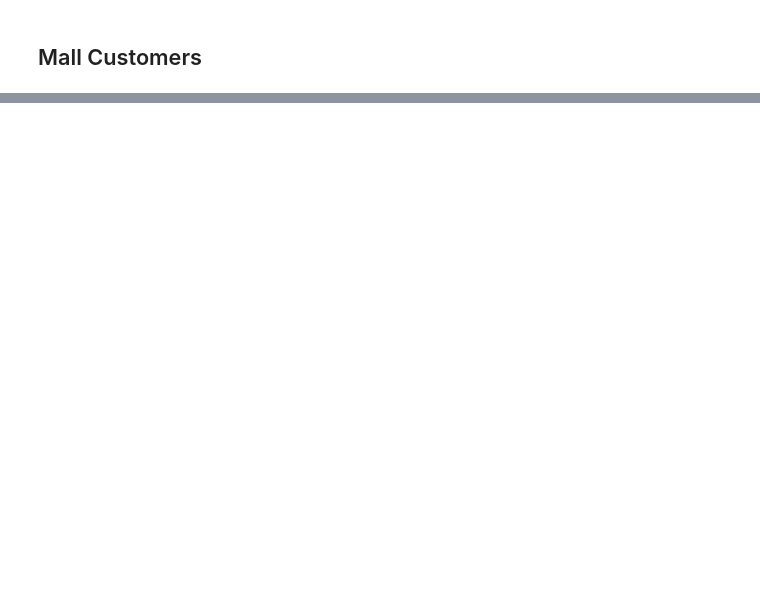
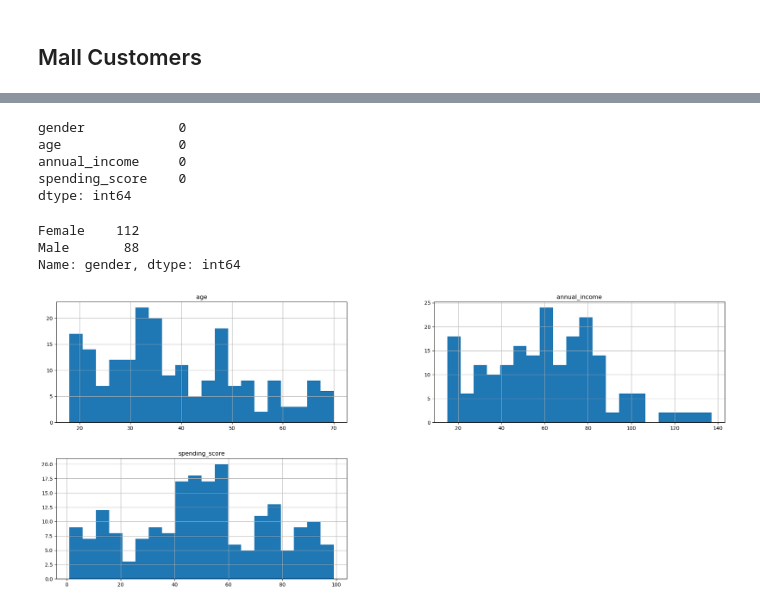
Before and after one commit to Segura-Jorge/clustering-exercises, a Jupyter notebook: zillow.ipynb, the cells around one changed output, grey strips where cells are left out. Saved outputs shown, nothing was run; the diff lists cells and outputs as text; code cells hidden in the pictures; blank space fills up the shorter version.

```diff
--- a/zillow.ipynb
+++ b/zillow.ipynb
@@ -117,2 +119,15 @@ Data columns (total 25 columns):
 # %% [markdown]
 ## Mall Customers
+# %%
+sql = 'select * from customers'
+# %%
+# acquire mall customers data using the query:
+
+def get_mall_customers(sql):
+    url = w.get_db_url('mall_customers')
+    mall_df = pd.read_sql(sql, url, index_col='customer_id')
+    return mall_df
+# %%
+# acquire data
+
+mall_df = get_mall_customers(sql)
@@ -118,0 +172,18 @@ Data columns (total 25 columns):
+# %%
+mall_df.isnull().sum()
+# %% [output]
+gender            0
+age               0
+annual_income     0
+spending_score    0
+dtype: int64
+# %%
+mall_df.gender.value_counts()
+# %% [output]
+Female    112
+Male       88
+Name: gender, dtype: int64
+# %%
+mall_df.hist(figsize=(24, 10), bins=20);
+# %% [output]
+[figure, added]
```
Also changed, not shown: parts of 25 cells of this notebook, 4 other files.
